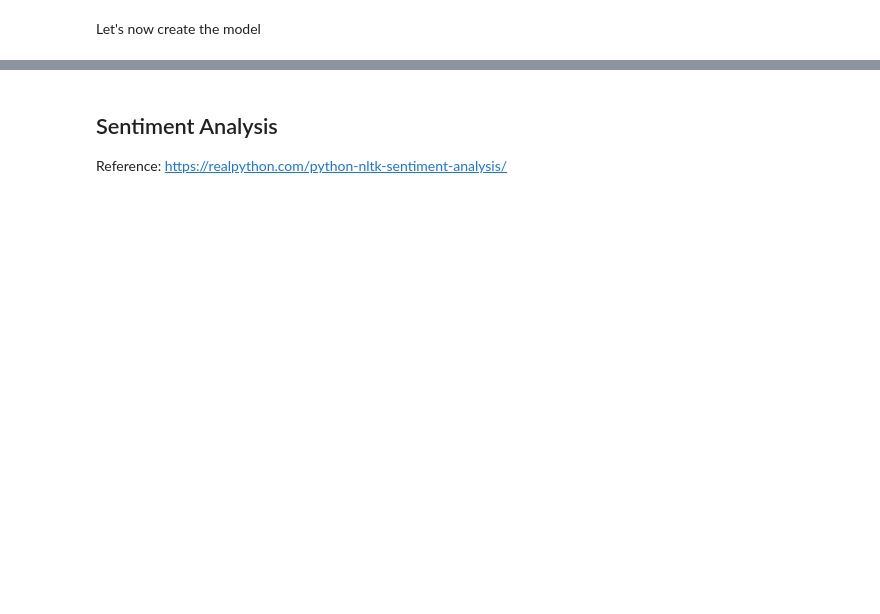
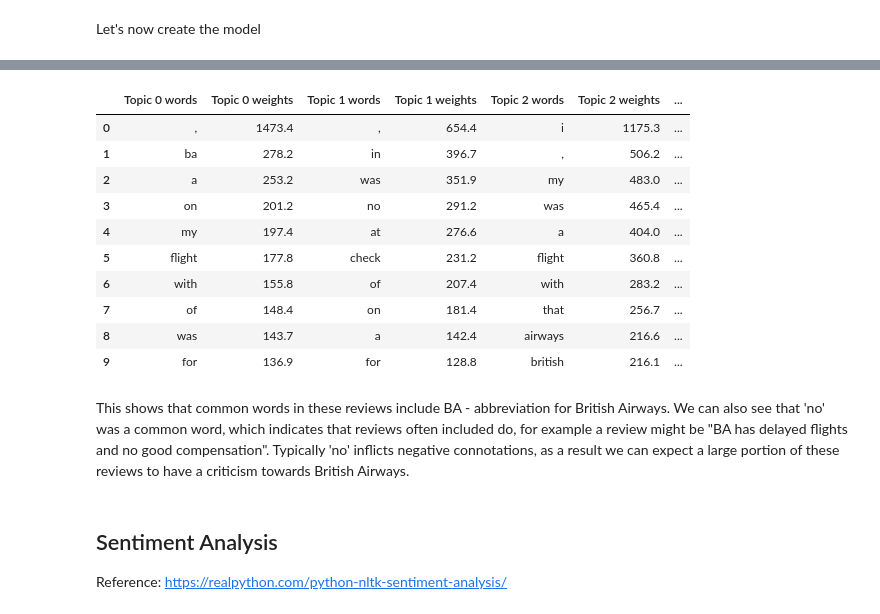
Before and after one commit to kkpro18/BritishAirwaysDataScientistJobSimulation, a Jupyter notebook: DataAnalysis.ipynb, the cells around one changed output, grey strips where cells are left out. Cells and saved outputs as stored; diff of their text form; code cells hidden in the pictures; blank space fills up the shorter version.

```diff
--- a/DataAnalysis.ipynb
+++ b/DataAnalysis.ipynb
@@ -61,8 +64,8 @@ https://ourcodingclub.github.io/tutorials/topic-modelling-python/
 # %%
 import sklearn
 from sklearn.feature_extraction.text import CountVectorizer
-vectorizer = CountVectorizer(max_df=0.9, min_df=25, token_pattern='\w+|\$[\d\.]+|\S+') # transformer to vector form
+vectorizer = CountVectorizer(max_df=0.9, min_df=0.2, token_pattern = '\w+|\$[\d\.]+|\S+') # transformer to vector form
 # max df discards words that are in 90% of reviews - too common
 # min df ensures that words in less than 25 reviews will be discarded - no correlation too minor
-tf = vectorizer.fit_transform(reviews.toarray()) # applies transformer to our data
-tf_feature_names = vectorizer.get_feature_names() # provides insight as to what word each column in matrix represent
+tf = vectorizer.fit_transform(reviews['Review']).toarray() # applies transformer to our data
+tf_feature_names = vectorizer.get_feature_names_out() # provides insight as to what word each column in matrix represent
@@ -82,3 +96,29 @@ model.fit(tf)
+# %%
+def display_topics(model, feature_names, no_top_words):
+    topic_dict = {}
+    for topic_idx, topic in enumerate(model.components_):
+        topic_dict["Topic %d words" % (topic_idx)]= ['{}'.format(feature_names[i])
+                        for i in topic.argsort()[:-no_top_words - 1:-1]]
+        topic_dict["Topic %d weights" % (topic_idx)]= ['{:.1f}'.format(topic[i])
+                        for i in topic.argsort()[:-no_top_words - 1:-1]]
+    return pd.DataFrame(topic_dict)
+# %%
+no_top_words = 10
+display_topics(model, tf_feature_names, no_top_words)
+# %% [output]
+|  | Topic 0 words | Topic 0 weights | Topic 1 words | Topic 1 weights | Topic 2 words | Topic 2 weights | ... |
+| 0 | , | 1473.4 | , | 654.4 | i | 1175.3 | ... |
+| 1 | ba | 278.2 | in | 396.7 | , | 506.2 | ... |
+| 2 | a | 253.2 | was | 351.9 | my | 483.0 | ... |
+| 3 | on | 201.2 | no | 291.2 | was | 465.4 | ... |
+| 4 | my | 197.4 | at | 276.6 | a | 404.0 | ... |
+| 5 | flight | 177.8 | check | 231.2 | flight | 360.8 | ... |
+| 6 | with | 155.8 | of | 207.4 | with | 283.2 | ... |
+| 7 | of | 148.4 | on | 181.4 | that | 256.7 | ... |
+| 8 | was | 143.7 | a | 142.4 | airways | 216.6 | ... |
+| 9 | for | 136.9 | for | 128.8 | british | 216.1 | ... |
+# %% [markdown]
+This shows that common words in these reviews include BA - abbreviation for British Airways. We can also see that 'no' was a common word, which indicates that reviews often included do, for example a review might be "BA has delayed flights and no good compensation". Typically 'no' inflicts negative connotations, as a result we can expect a large portion of these reviews to have a criticism towards British Airways.
 # %% [markdown]
 ## Sentiment Analysis
 Reference:
```
Also changed, not shown: parts of 20 cells of this notebook, 1 other file.
